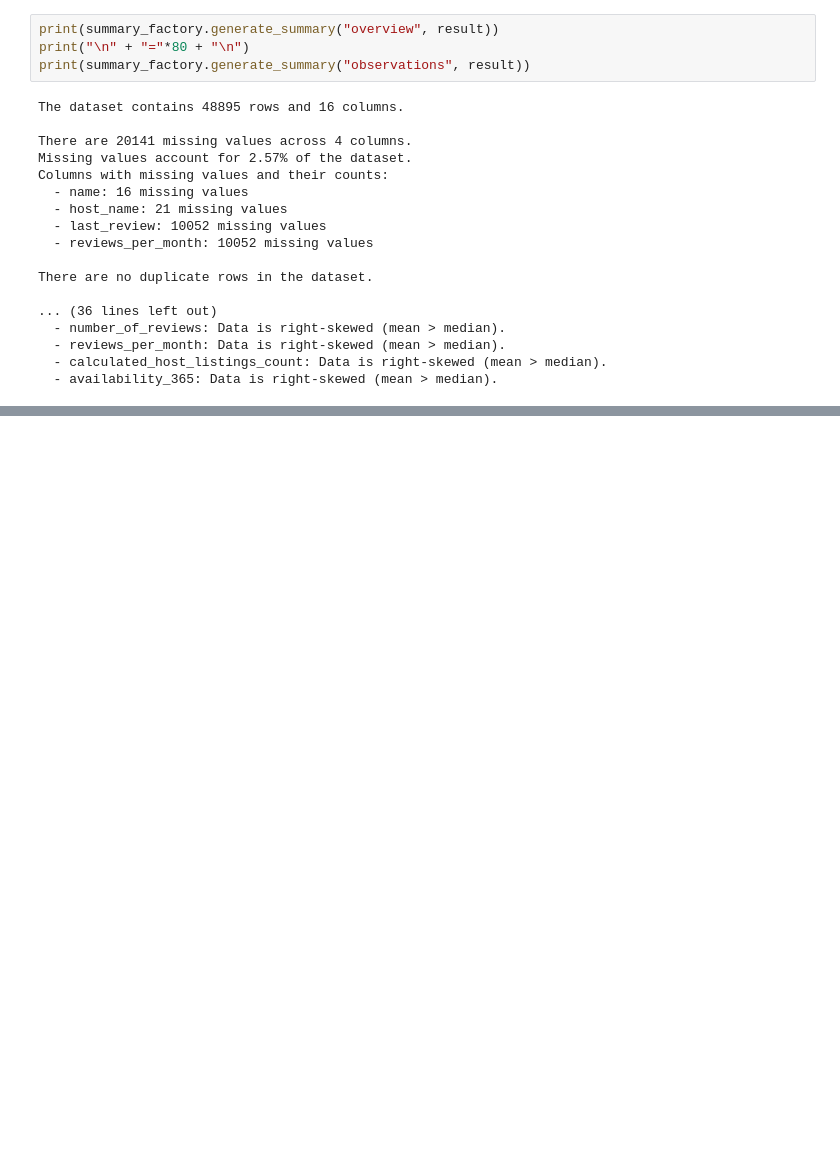
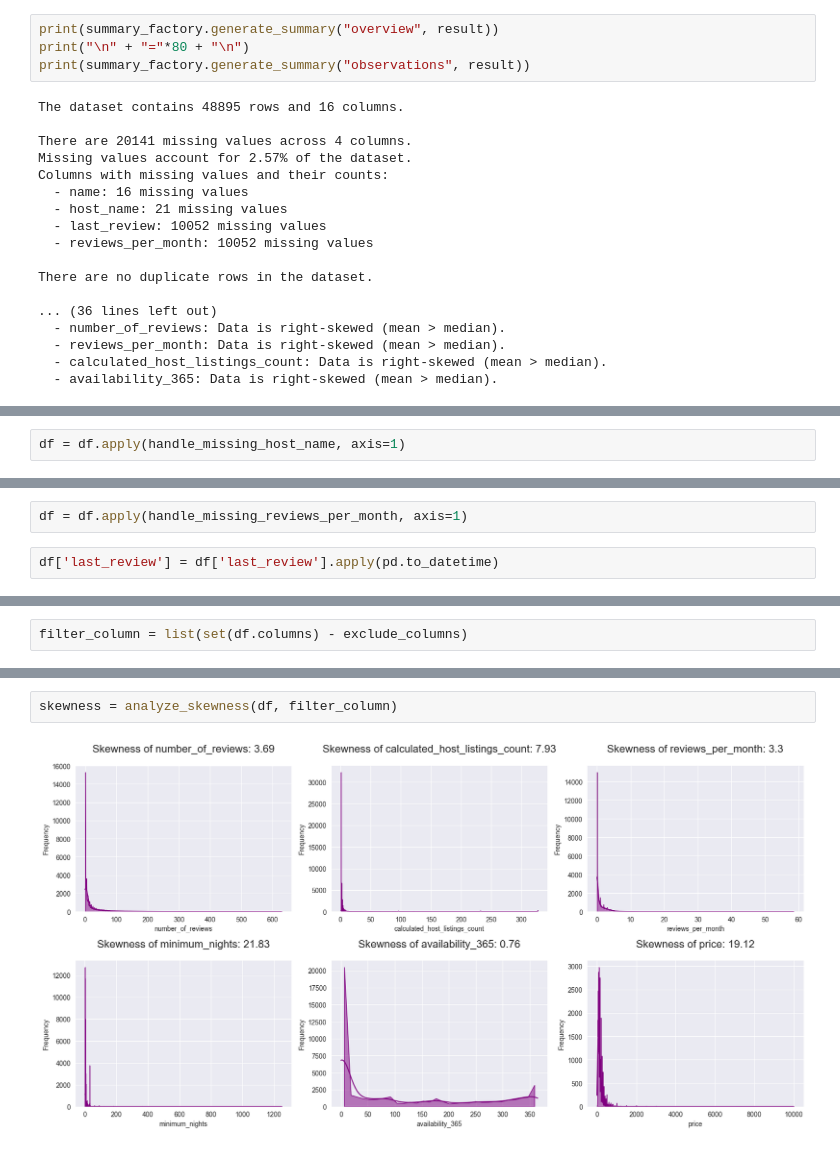
Before and after one commit to pandey-rakshit/Airbnb_nyc_analysis, a Jupyter notebook: Airbnb_analysis.ipynb, the cells around one changed output, grey strips where cells are left out. Drawn from its saved outputs; the diff is of its cells as text; blank space fills up the shorter version.

```diff
--- a/Airbnb_analysis.ipynb
+++ b/Airbnb_analysis.ipynb
@@ -848,0 +993,2 @@ calculated_host_listings_count  7.933174
+# %%
+df = df.apply(handle_missing_host_name, axis=1)
@@ -848,0 +1026,4 @@ calculated_host_listings_count  7.933174
+# %%
+df = df.apply(handle_missing_reviews_per_month, axis=1)
+# %%
+df['last_review'] = df['last_review'].apply(pd.to_datetime)
@@ -848,0 +1050,2 @@ calculated_host_listings_count  7.933174
+# %%
+filter_column = list(set(df.columns) - exclude_columns)
@@ -848,0 +1056,4 @@ calculated_host_listings_count  7.933174
+# %%
+skewness = analyze_skewness(df, filter_column)
+# %% [output]
+[figure, added]
```
Also changed, not shown: parts of 46 cells of this notebook.
